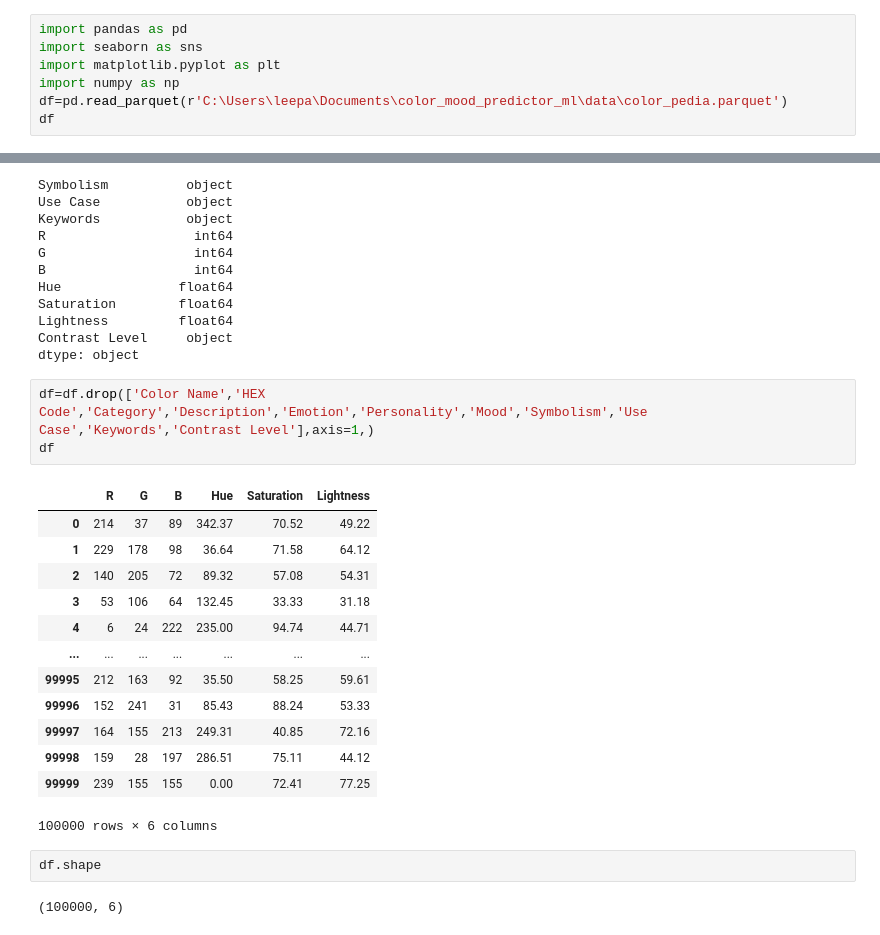
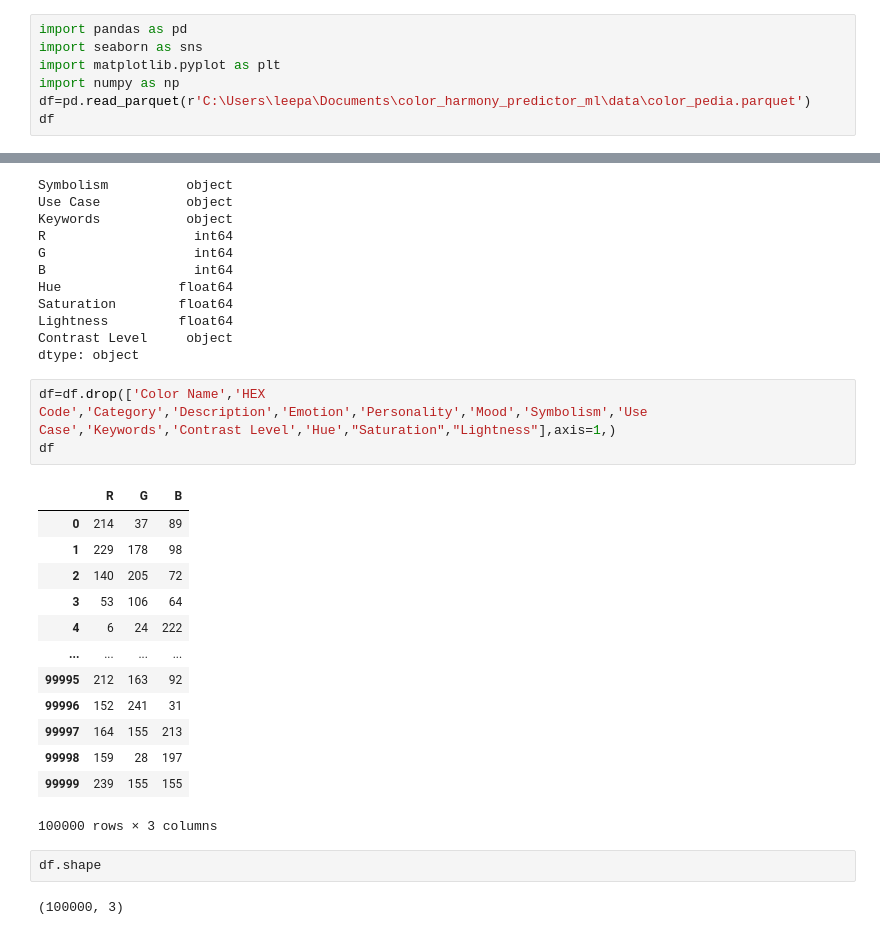
Before and after one commit to leepaul10/color_mood_predictor_ml, a Jupyter notebook: src/modeltraining.ipynb, the cells around one changed output, grey strips where cells are left out. Drawn from its saved outputs; the diff is of its cells as text.

```diff
--- a/src/modeltraining.ipynb
+++ b/src/modeltraining.ipynb
@@ -3,7 +3,7 @@ import pandas as pd
 import seaborn as sns
 import matplotlib.pyplot as plt
 import numpy as np
-df=pd.read_parquet(r'C:\Users\leepa\Documents\color_mood_predictor_ml\data\color_pedia.parquet')
+df=pd.read_parquet(r'C:\Users\leepa\Documents\color_harmony_predictor_ml\data\color_pedia.parquet')
 df
 # %% [output]
 |  | Color Name | HEX Code | Category | Description | Emotion | Personality | Mood | Symbolism | Use Case | ... |
@@ -84,23 +84,23 @@ Lightness         float64
 Contrast Level     object
 dtype: object
 # %%
-df=df.drop(['Color Name','HEX Code','Category','Description','Emotion','Personality','Mood','Symbolism','Use Case','Keywords','Contrast Level'],axis=1,)
+df=df.drop(['Color Name','HEX Code','Category','Description','Emotion','Personality','Mood','Symbolism','Use Case','Keywords','Contrast Level','Hue',"Saturation","Lightness"],axis=1,)
 df
 # %% [output]
-|  | R | G | B | Hue | Saturation | Lightness |
-| 0 | 214 | 37 | 89 | 342.37 | 70.52 | 49.22 |
-| 1 | 229 | 178 | 98 | 36.64 | 71.58 | 64.12 |
-| 2 | 140 | 205 | 72 | 89.32 | 57.08 | 54.31 |
-| 3 | 53 | 106 | 64 | 132.45 | 33.33 | 31.18 |
-| 4 | 6 | 24 | 222 | 235.00 | 94.74 | 44.71 |
-| ... | ... | ... | ... | ... | ... | ... |
-| 99995 | 212 | 163 | 92 | 35.50 | 58.25 | 59.61 |
-| 99996 | 152 | 241 | 31 | 85.43 | 88.24 | 53.33 |
-| 99997 | 164 | 155 | 213 | 249.31 | 40.85 | 72.16 |
-| 99998 | 159 | 28 | 197 | 286.51 | 75.11 | 44.12 |
-| 99999 | 239 | 155 | 155 | 0.00 | 72.41 | 77.25 |
+|  | R | G | B |
+| 0 | 214 | 37 | 89 |
+| 1 | 229 | 178 | 98 |
+| 2 | 140 | 205 | 72 |
+| 3 | 53 | 106 | 64 |
+| 4 | 6 | 24 | 222 |
+| ... | ... | ... | ... |
+| 99995 | 212 | 163 | 92 |
+| 99996 | 152 | 241 | 31 |
+| 99997 | 164 | 155 | 213 |
+| 99998 | 159 | 28 | 197 |
+| 99999 | 239 | 155 | 155 |
-100000 rows × 6 columns
+100000 rows × 3 columns
 # %%
 df.shape
 # %% [output]
-(100000, 6)
+(100000, 3)
```
Also changed, not shown: parts of 37 cells of this notebook, 3 other files.
